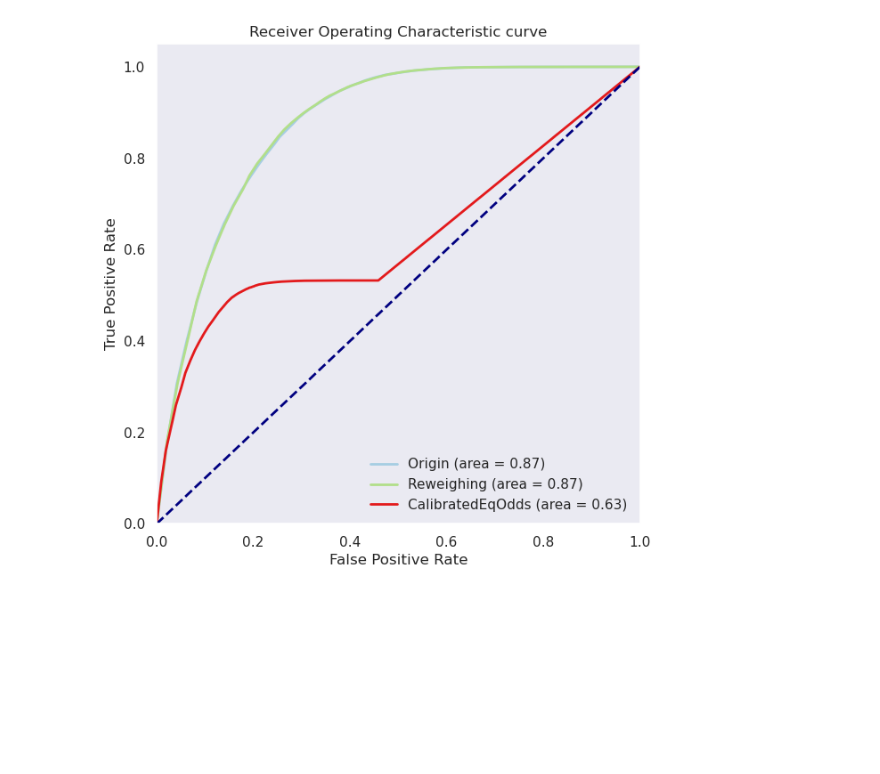
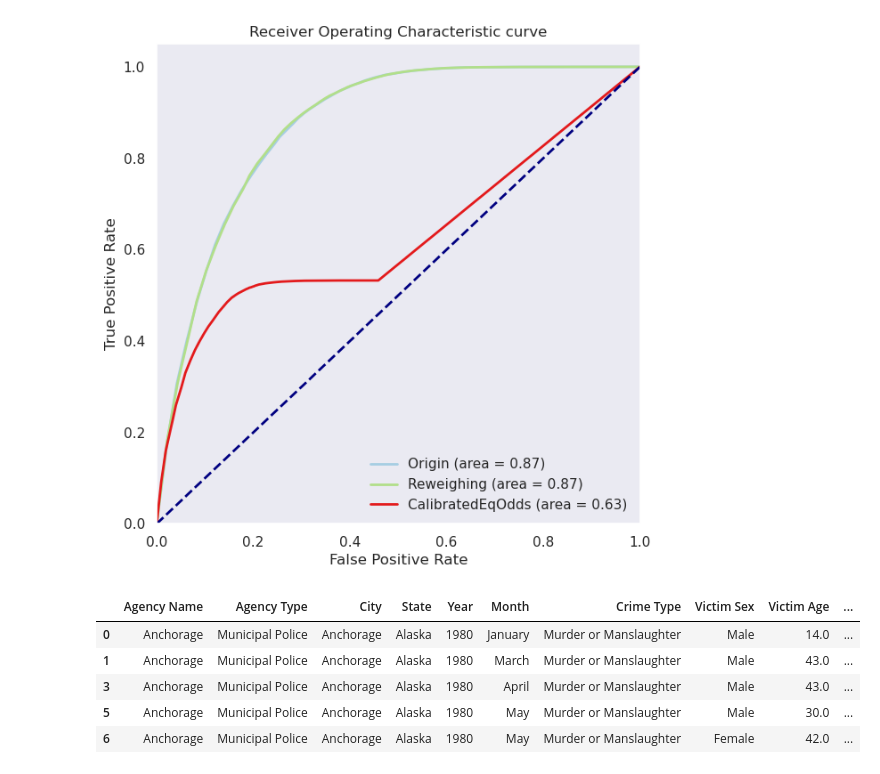
Before and after one commit to ehsanap7/machineLearning, a Jupyter notebook: AI_Fairness.ipynb, the cells around one changed output. Cells and saved outputs as stored; diff of their text form; code cells hidden in the pictures; blank space fills up the shorter version.

```diff
--- a/AI_Fairness.ipynb
+++ b/AI_Fairness.ipynb
@@ -1026,3 +1026,12 @@ CalibratedEqOdds
 | Origin | 0.934981 | 0.964551 | [0.0, 0.021570378512056055, 0.021... |
 | CalibratedEqOdds | 0.552889 | 0.678662 | [0.0, 0.009273888850724736, 0.009... |
 [figure]
+# %%
+data.head()
+# %% [output]
+|  | Agency Name | Agency Type | City | State | Year | Month | Crime Type | Victim Sex | Victim Age | ... |
+| 0 | Anchorage | Municipal Police | Anchorage | Alaska | 1980 | January | Murder or Manslaughter | Male | 14.0 | ... |
+| 1 | Anchorage | Municipal Police | Anchorage | Alaska | 1980 | March | Murder or Manslaughter | Male | 43.0 | ... |
+| 3 | Anchorage | Municipal Police | Anchorage | Alaska | 1980 | April | Murder or Manslaughter | Male | 43.0 | ... |
+| 5 | Anchorage | Municipal Police | Anchorage | Alaska | 1980 | May | Murder or Manslaughter | Male | 30.0 | ... |
+| 6 | Anchorage | Municipal Police | Anchorage | Alaska | 1980 | May | Murder or Manslaughter | Female | 42.0 | ... |
```
Also changed, not shown: parts of 13 cells of this notebook.
